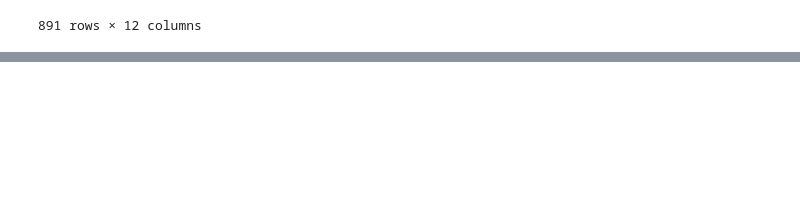
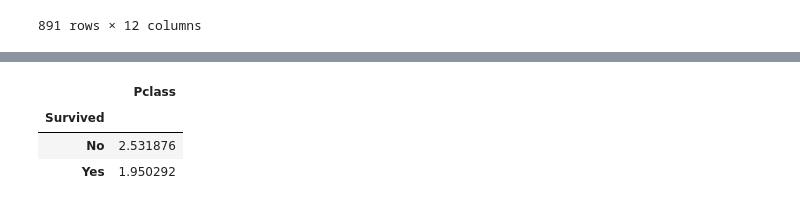
Before and after one commit to isahaji/data_viz, a Jupyter notebook: main.ipynb, the cells around one changed output, grey strips where cells are left out. Saved outputs shown, nothing was run; the diff lists cells and outputs as text; code cells hidden in the pictures; blank space fills up the shorter version.

```diff
--- a/main.ipynb
+++ b/main.ipynb
@@ -70,0 +107,7 @@ data
+# %%
+data[["Pclass", "Survived"]].groupby("Survived").mean()
+# %% [output]
+|  | Pclass |
+| Survived |  |
+| No | 2.531876 |
+| Yes | 1.950292 |
```
Also changed, not shown: parts of 8 cells of this notebook.
